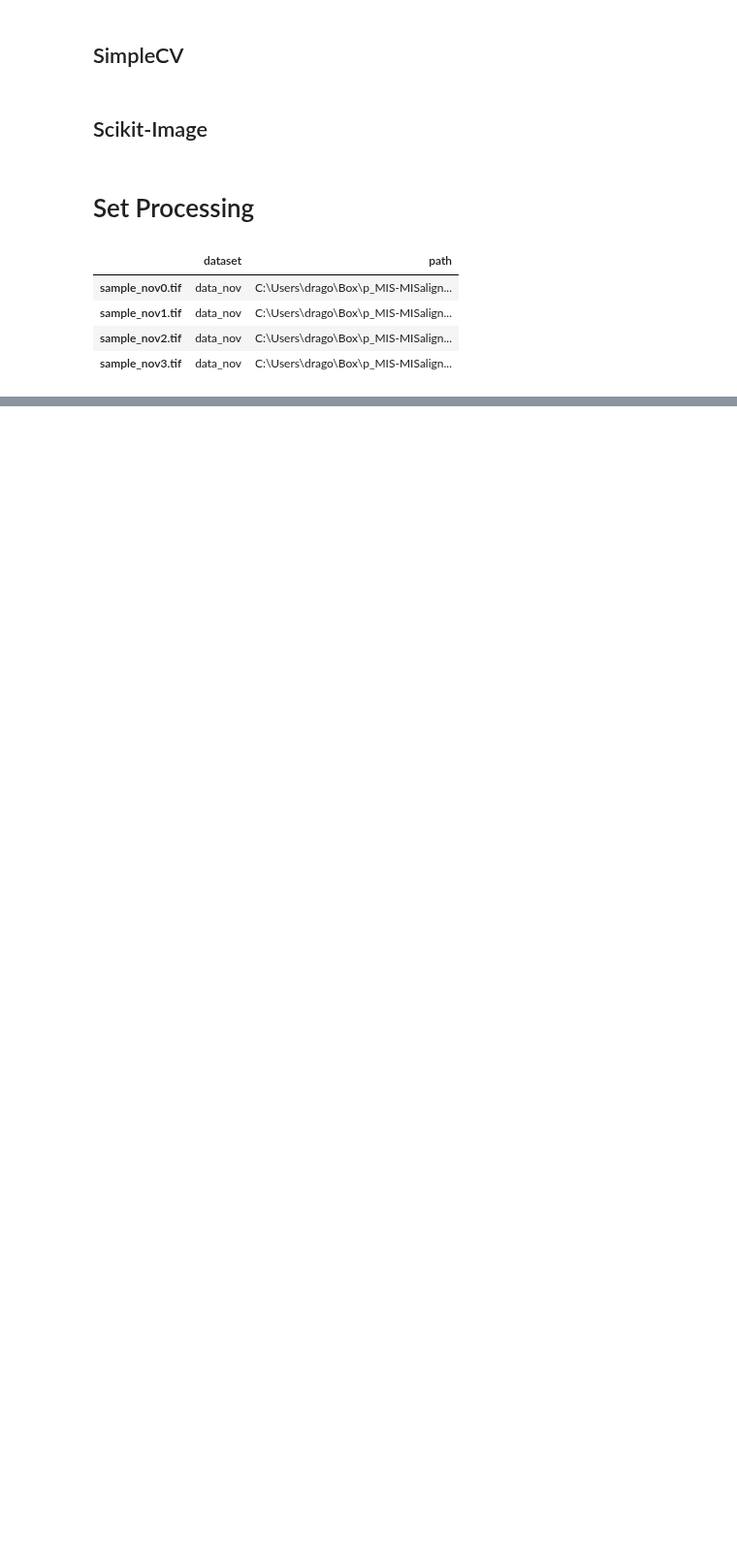
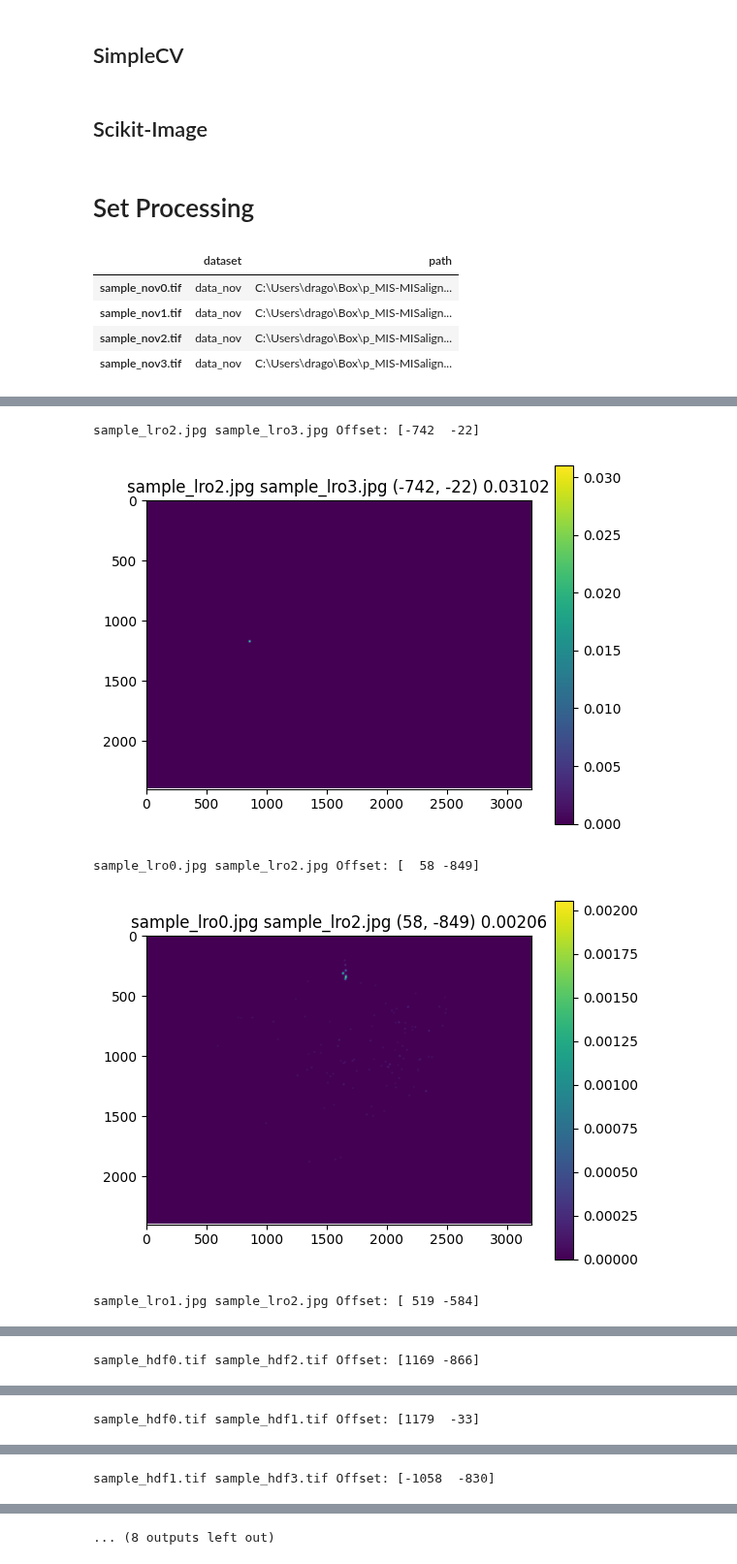
Before and after one commit to jess-garnett/MISalign, a Jupyter notebook: MISalign/alignment/prototype_aligncv.ipynb, the cells around one changed output, grey strips where cells are left out. Shown at 97% size. Saved outputs shown, nothing was run; the diff lists cells and outputs as text; code cells hidden in the pictures; blank space fills up the shorter version.

Commit message:
offset identification method prototype

```diff
--- a/MISalign/alignment/prototype_aligncv.ipynb
+++ b/MISalign/alignment/prototype_aligncv.ipynb
@@ -233,0 +248,4 @@ for m1,m2 in match_combs:
+# %%
+samples_short=["lro0","lro1","lro2","lro3","hdf0","hdf1","hdf2","hdf3","lov1","lov2","lov3","ldf0","ldf2","ldf3"]
+samples=pd.DataFrame([df[df.index.str.contains(x)].iloc[0] for x in samples_short])
+samples
@@ -233,0 +268,10 @@ for m1,m2 in match_combs:
+# %%
+orb_data=dict()
+for name,sample in samples.iterrows():
+    # print(sample)
+    img = cv.imread(sample.path, cv.IMREAD_GRAYSCALE)
+    orb = cv.ORB_create()
+    kp, des = orb.detectAndCompute(img,None)
+    orb_data[name]={"img":img,"kp":kp,"des":des}
+orb_df=pd.DataFrame(orb_data).T
+orb_df
@@ -233,0 +296,6 @@ for m1,m2 in match_combs:
+# %%
+# match_combs=combinations(orb_df.index.to_list(),2)
+match_combs=(("lro2","lro3"),("lro0","lro2"),("lro1","lro2"),("hdf0","hdf2"),("hdf0","hdf1"),("hdf1","hdf3"),("lov2","lov3"),("lov1","lov2"),("ldf0","ldf3"),("ldf2","ldf3"))
+match_combs=[(df.index[df.index.str.contains(x[0])][0],df.index[df.index.str.contains(x[1])][0]) for x in match_combs]
+
+match_combs
@@ -233,0 +313,41 @@ for m1,m2 in match_combs:
+# %%
+for m1,m2 in match_combs:
+    bf = cv.BFMatcher(cv.NORM_HAMMING, crossCheck=True)
+    matches = bf.match(orb_df["des"][m1],orb_df["des"][m2])
+    matches = sorted(matches, key = lambda x:x.distance)
+    offset_grid=np.zeros((3200,2400),dtype=float)
+    for i,match in enumerate(matches[:]):
+        train_pt=orb_df["kp"][m2][match.trainIdx].pt
+        query_pt=orb_df["kp"][m1][match.queryIdx].pt
+        x_offset_adj=int(train_pt[0]-query_pt[0]+1600) #1600/1200 centers in numpy array/image.
+        y_offset_adj=int(train_pt[1]-query_pt[1]+1200)
+        offset_grid[x_offset_adj,y_offset_adj]+=1/match.distance
+    offset_grid=ndimage.gaussian_filter(offset_grid,5)
+    print(m1,m2,"Offset:",np.array(np.unravel_index(np.argmax(offset_grid),offset_grid.shape))-np.array([1600,1200]))
+    plt.title(" ".join([m1,m2,str(tuple(np.array(np.unravel_index(np.argmax(offset_grid),offset_grid.shape))-np.array([1600,1200]))),f"{offset_grid.max():.5f}"]))
+    plt.imshow(offset_grid.T)
+    plt.colorbar()
+    plt.savefig(f"240815_OffsetMap_{m1[7:11]}-{m2[10:11]}-offmap-g5.png",bbox_inches="tight",dpi=300)
+    plt.show()
+    # img3 = cv.drawMatches(orb_df["img"][m1],orb_df["kp"][m1],orb_df["img"][m2],orb_df["kp"][m2],matches[:10],None,flags=cv.DrawMatchesFlags_NOT_DRAW_SINGLE_POINTS)
+    # plt.imshow(img3)
+    # plt.savefig(f"240815_OCV_MOSet_{m1[7:11]}-{m2[10:11]}-matches.png",bbox_inches="tight",dpi=300)
+    # plt.show()
+    # for i,match in enumerate(matches[:]):
+    #     train_pt=orb_df["kp"][m2][match.trainIdx].pt
+    #     query_pt=orb_df["kp"][m1][match.queryIdx].pt
+    #     x_offset=train_pt[0]-query_pt[0]
+    #     y_offset=train_pt[1]-query_pt[1]
+    #     plt.plot([x_offset],[y_offset],"o",alpha=0.05,markersize=20)
+    #     if i<50:
+    #         plt.plot([0,x_offset],[0,y_offset],alpha=0.05)
+    # plt.xlim([-1600,1600])
+    # plt.ylim([-1200,1200])
+    # plt.savefig(f"240815_OCV_MOSet_{m1[7:11]}-{m2[10:11]}-offsets.png",bbox_inches="tight")
+    # plt.show()
+# %% [output]
+sample_lro2.jpg sample_lro3.jpg Offset: [-742  -22]
+[figure, added]
+sample_lro0.jpg sample_lro2.jpg Offset: [  58 -849]
+[figure, added]
+sample_lro1.jpg sample_lro2.jpg Offset: [ 519 -584]
@@ -233,0 +355 @@ for m1,m2 in match_combs:
+sample_hdf0.tif sample_hdf2.tif Offset: [1169 -866]
@@ -233,0 +357 @@ for m1,m2 in match_combs:
+sample_hdf0.tif sample_hdf1.tif Offset: [1179  -33]
@@ -233,0 +359 @@ for m1,m2 in match_combs:
+sample_hdf1.tif sample_hdf3.tif Offset: [-1058  -830]
@@ -233,0 +361 @@ for m1,m2 in match_combs:
+... (8 outputs left out)
```
Also changed, not shown: parts of 7 cells of this notebook.
